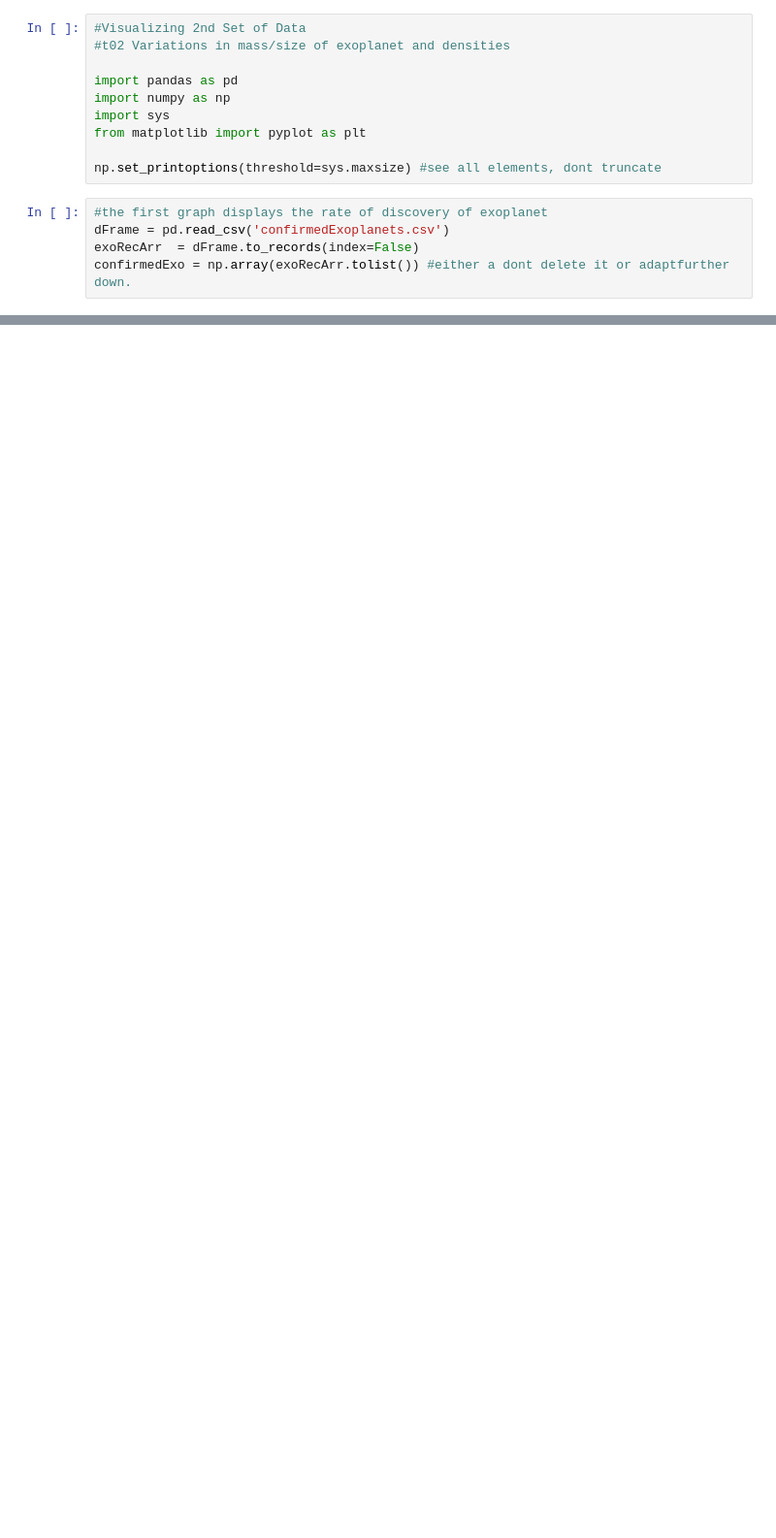
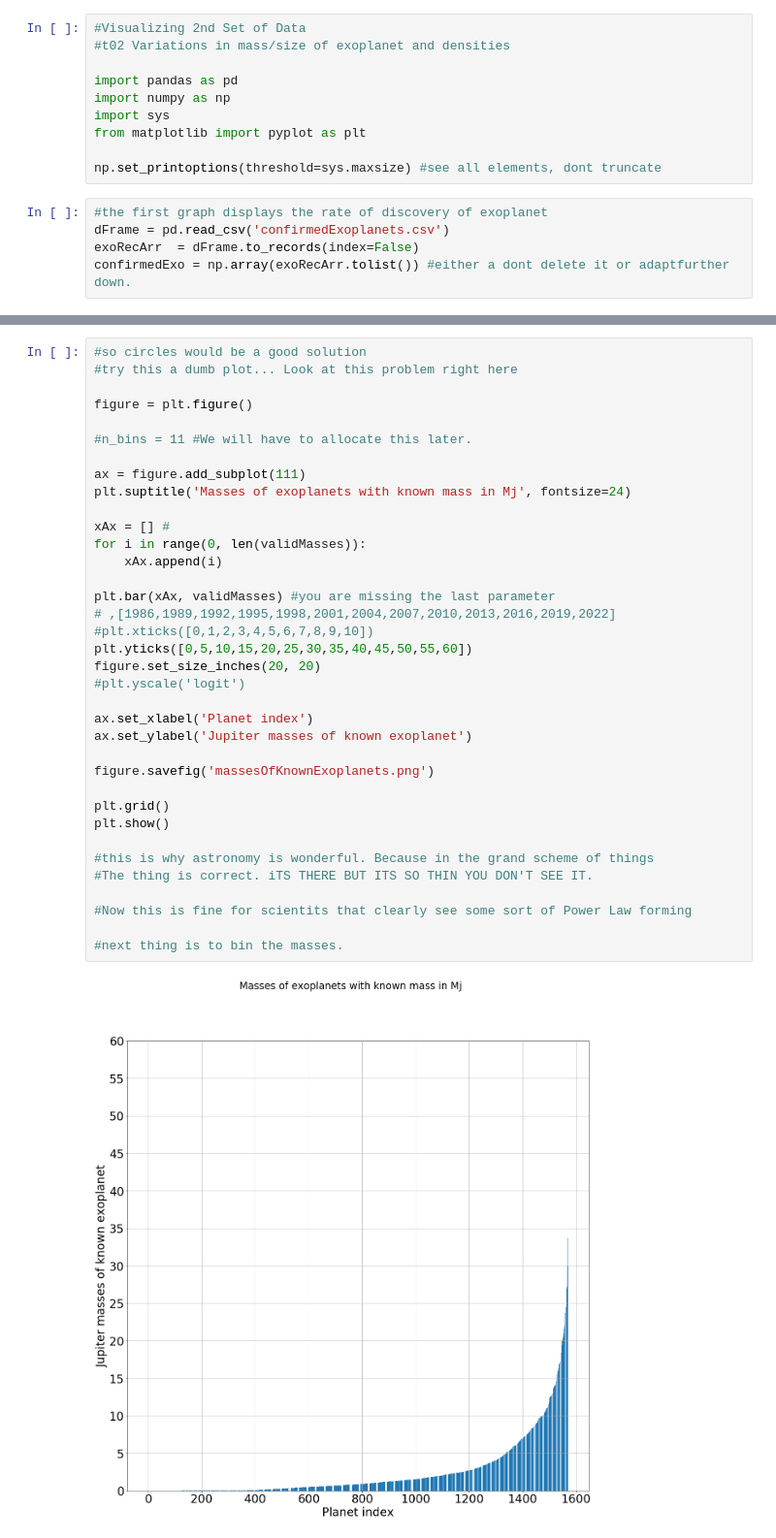
Before and after one commit to coderXmachina2/infographicaGalactica, a Jupyter notebook: t02SizeMassDensityVariationsOfPlaents.ipynb, the cells around one changed output, grey strips where cells are left out. Shown: that part at 97% size. Cells and saved outputs as stored; diff of their text form; blank space fills up the shorter version.

```diff
--- a/t02SizeMassDensityVariationsOfPlaents.ipynb
+++ b/t02SizeMassDensityVariationsOfPlaents.ipynb
@@ -193,0 +220,38 @@ plt.show()
+# %%
+#so circles would be a good solution
+#try this a dumb plot... Look at this problem right here
+
+figure = plt.figure()
+
+#n_bins = 11 #We will have to allocate this later.
+
+ax = figure.add_subplot(111)
+plt.suptitle('Masses of exoplanets with known mass in Mj', fontsize=24)
+
+xAx = [] #
+for i in range(0, len(validMasses)):
+    xAx.append(i)
+
+plt.bar(xAx, validMasses) #you are missing the last parameter
+# ,[1986,1989,1992,1995,1998,2001,2004,2007,2010,2013,2016,2019,2022]
+#plt.xticks([0,1,2,3,4,5,6,7,8,9,10])
+plt.yticks([0,5,10,15,20,25,30,35,40,45,50,55,60])
+figure.set_size_inches(20, 20)
+#plt.yscale('logit')
+
+ax.set_xlabel('Planet index')
+ax.set_ylabel('Jupiter masses of known exoplanet')
+
+figure.savefig('massesOfKnownExoplanets.png')
+
+plt.grid()
+plt.show()
+
+#this is why astronomy is wonderful. Because in the grand scheme of things
+#The thing is correct. iTS THERE BUT ITS SO THIN YOU DON'T SEE IT.
+
+#Now this is fine for scientits that clearly see some sort of Power Law forming
+
+#next thing is to bin the masses.
+# %% [output]
+[figure, added]
```
Also changed, not shown: parts of 55 cells of this notebook, 11 other files.
